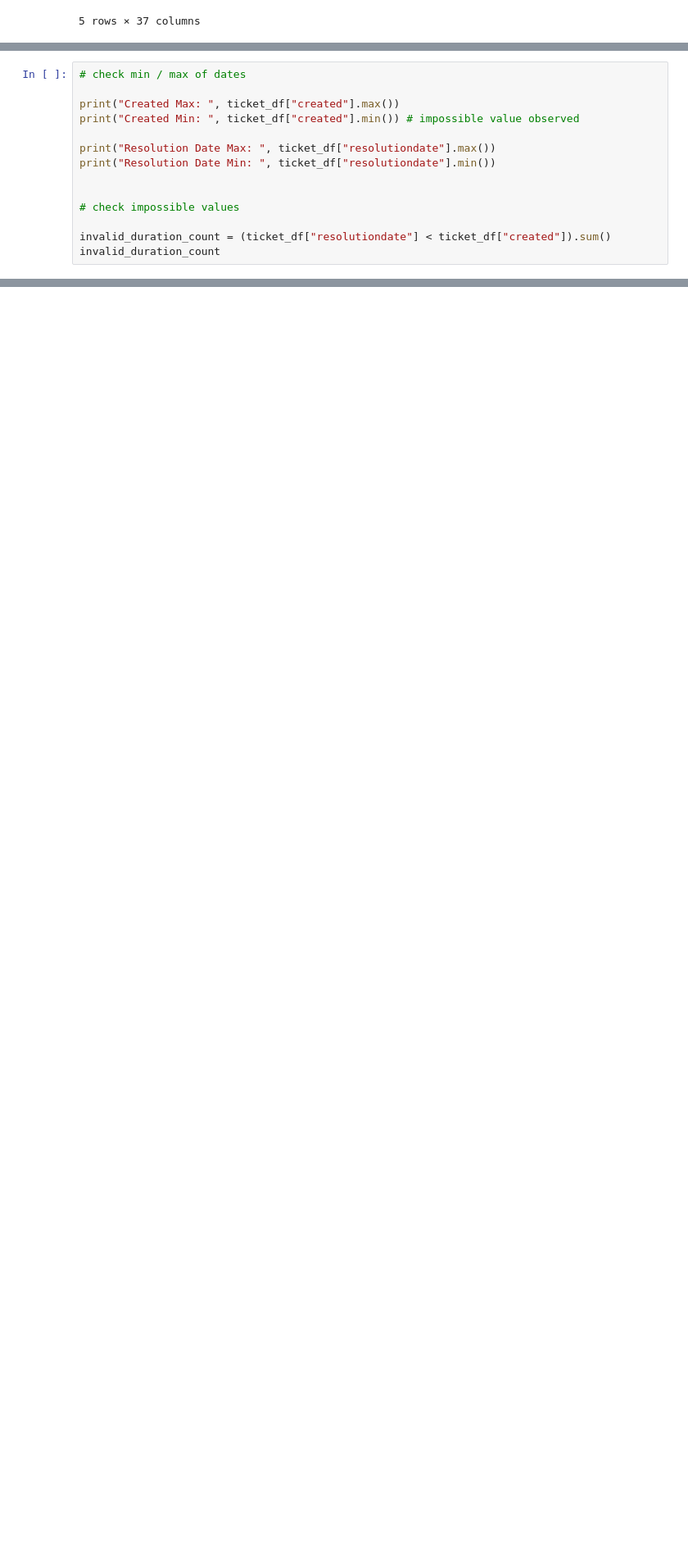
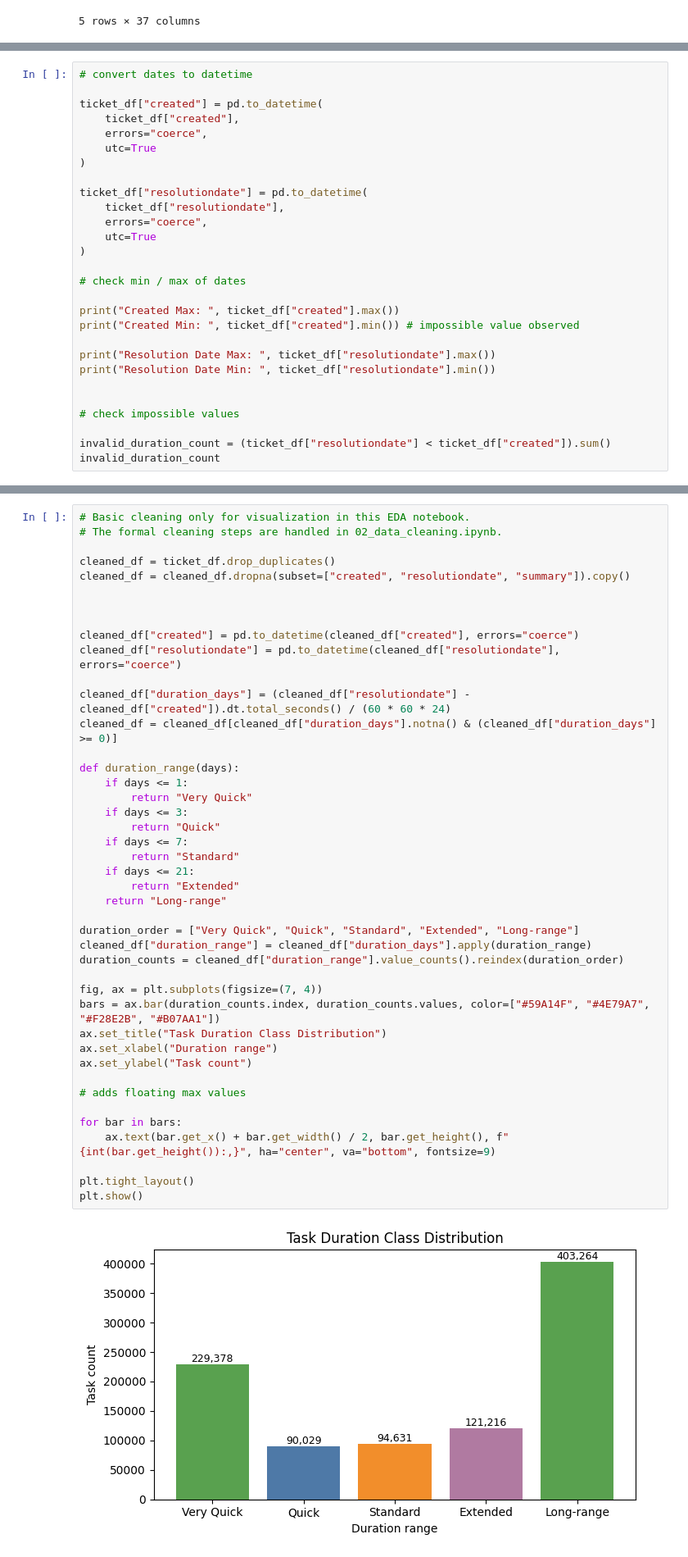
Before and after one commit to OmarElgaafary/Task-Duration-Classifier, a Jupyter notebook: notebooks/01-exploratory-data-analysis.ipynb, the cells around one changed output, grey strips where cells are left out. Shown at 82% size. Cells and saved outputs as stored; diff of their text form; blank space fills up the shorter version.

Commit message:
feat: added-task-exploration-skew-visualization

```diff
--- a/notebooks/01-exploratory-data-analysis.ipynb
+++ b/notebooks/01-exploratory-data-analysis.ipynb
@@ -146,6 +148,20 @@ Observe impossible values for dates such as:
 - **No extreme date values, e.g <= 2000 or >= present day**
 - **No resolution dates that precede created**
 # %%
+# convert dates to datetime
+
+ticket_df["created"] = pd.to_datetime(
+    ticket_df["created"],
+    errors="coerce",
+    utc=True
+)
+
+ticket_df["resolutiondate"] = pd.to_datetime(
+    ticket_df["resolutiondate"],
+    errors="coerce",
+    utc=True
+)
+
 # check min / max of dates
 
 print("Created Max: ", ticket_df["created"].max())
@@ -216,0 +243,45 @@ plt.show()
+# %%
+# Basic cleaning only for visualization in this EDA notebook.
+# The formal cleaning steps are handled in 02_data_cleaning.ipynb.
+
+cleaned_df = ticket_df.drop_duplicates()
+cleaned_df = cleaned_df.dropna(subset=["created", "resolutiondate", "summary"]).copy()
+
+
+
+cleaned_df["created"] = pd.to_datetime(cleaned_df["created"], errors="coerce")
+cleaned_df["resolutiondate"] = pd.to_datetime(cleaned_df["resolutiondate"], errors="coerce")
+
+cleaned_df["duration_days"] = (cleaned_df["resolutiondate"] - cleaned_df["created"]).dt.total_seconds() / (60 * 60 * 24)
+cleaned_df = cleaned_df[cleaned_df["duration_days"].notna() & (cleaned_df["duration_days"] >= 0)]
+
+def duration_range(days):
+    if days <= 1:
+        return "Very Quick"
+    if days <= 3:
+        return "Quick"
+    if days <= 7:
+        return "Standard"
+    if days <= 21:
+        return "Extended"
+    return "Long-range"
+
+duration_order = ["Very Quick", "Quick", "Standard", "Extended", "Long-range"]
+cleaned_df["duration_range"] = cleaned_df["duration_days"].apply(duration_range)
+duration_counts = cleaned_df["duration_range"].value_counts().reindex(duration_order)
+
+fig, ax = plt.subplots(figsize=(7, 4))
+bars = ax.bar(duration_counts.index, duration_counts.values, color=["#59A14F", "#4E79A7", "#F28E2B", "#B07AA1"])
+ax.set_title("Task Duration Class Distribution")
+ax.set_xlabel("Duration range")
+ax.set_ylabel("Task count")
+
+# adds floating max values
+
+for bar in bars:
+    ax.text(bar.get_x() + bar.get_width() / 2, bar.get_height(), f"{int(bar.get_height()):,}", ha="center", va="bottom", fontsize=9)
+
+plt.tight_layout()
+plt.show()
+# %% [output]
+[figure, added]
```
Also changed, not shown: parts of 11 cells of this notebook.
